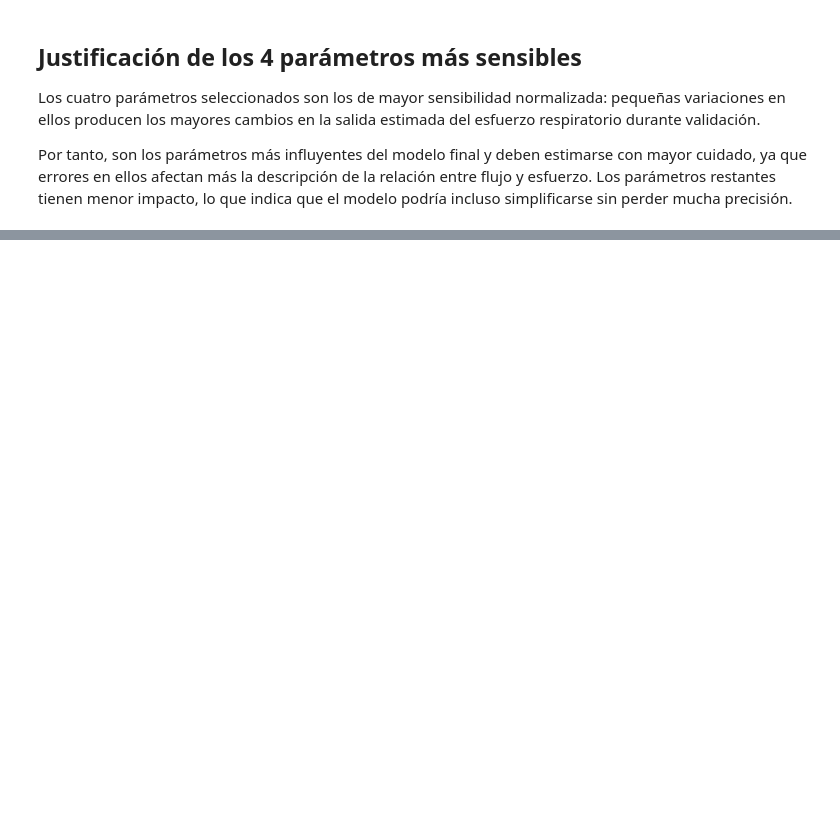
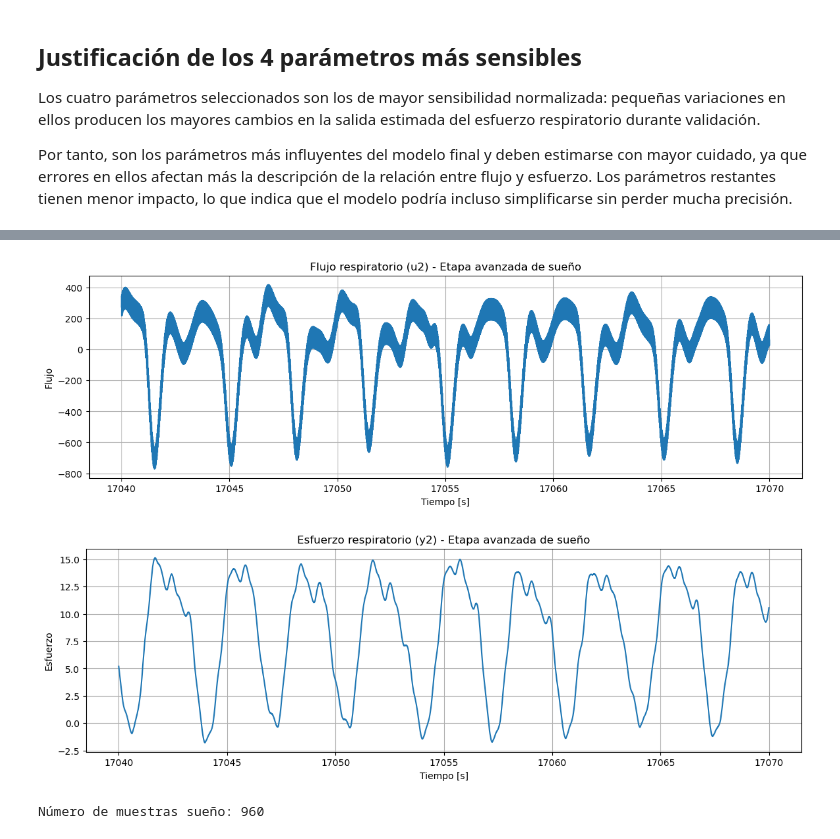
Before and after one commit to loaiza10/Proyecto_Modelos, a Jupyter notebook: Codigo.ipynb, the cells around one changed output, grey strips where cells are left out. Cells and saved outputs as stored; diff of their text form; code cells hidden in the pictures; blank space fills up the shorter version.

```diff
--- a/Codigo.ipynb
+++ b/Codigo.ipynb
@@ -509,0 +531,54 @@ Por tanto, son los parámetros más influyentes del modelo final y deben estimar
+# %%
+plt.figure(figsize=(14, 4))
+plt.plot(t2, u2)
+plt.title("Flujo respiratorio (u2) - Etapa avanzada de sueño")
+plt.xlabel("Tiempo [s]")
+plt.ylabel("Flujo")
+plt.grid()
+plt.show()
+
+plt.figure(figsize=(14, 4))
+plt.plot(t2, y2)
+plt.title("Esfuerzo respiratorio (y2) - Etapa avanzada de sueño")
+plt.xlabel("Tiempo [s]")
+plt.ylabel("Esfuerzo")
+plt.grid()
+plt.show()
+# %% [output]
+[figure, added]
+[figure, added]
+# %%
+# PREPROCESAMIENTO DE LAS SEÑALES DE SUEÑO
+
+# Eliminación de tendencias lentas
+# Esto evita que componentes de muy baja frecuencia afecten
+# la identificación de la dinámica respiratoria.
+
+u2_d = detrend(u2)
+y2_d = detrend(y2)
+
+# Aplicación del mismo filtro pasa-bajas utilizado
+# durante la etapa de identificación.
+# Se conserva únicamente la banda respiratoria relevante.
+
+u2_f = filtfilt(b_f, a_f, u2_d)
+y2_f = filtfilt(b_f, a_f, y2_d)
+
+# Submuestreo usando el mismo factor empleado anteriormente.
+# Esto reduce la carga computacional sin perder información
+# importante de la respiración.
+
+u2_s = u2_f[::factor]
+y2_s = y2_f[::factor]
+
+# Normalización utilizando las estadísticas obtenidas
+# del conjunto de identificación.
+# Es importante NO recalcular media y desviación estándar,
+# ya que se desea comparar ambos estados bajo la misma escala.
+
+u2_n = (u2_s - u_mean) / u_std
+y2_n = (y2_s - y_mean) / y_std
+
+print("Número de muestras sueño:", len(u2_n))
+# %% [output]
+Número de muestras sueño: 960
```
Also changed, not shown: parts of 50 cells of this notebook, 2 other files.
